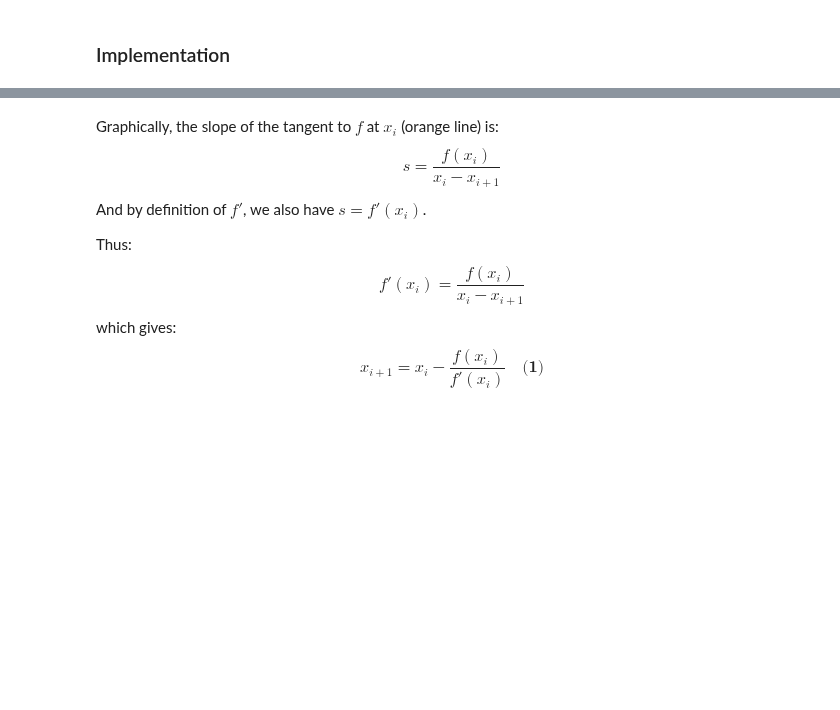
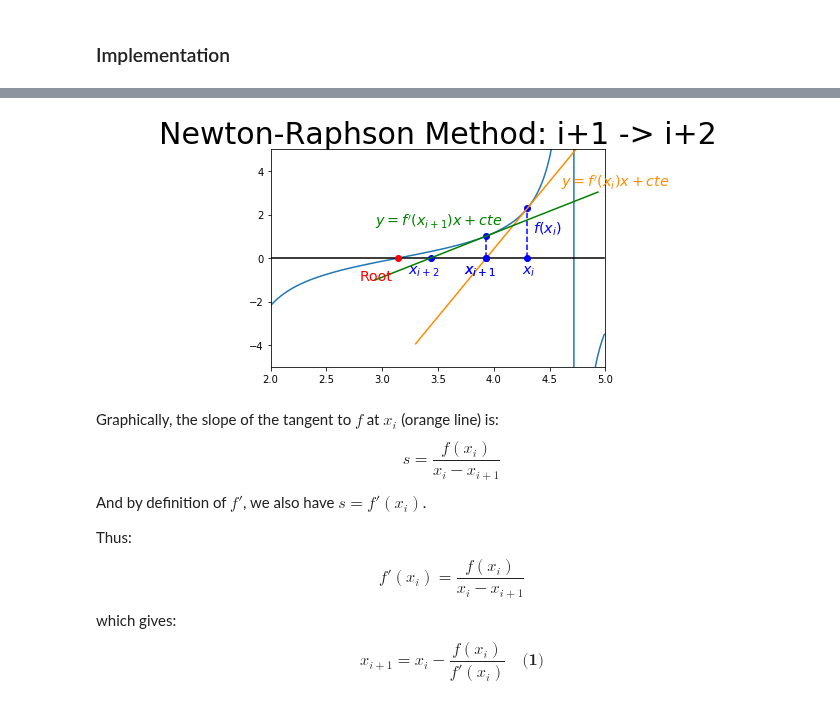
Before and after one commit to tgteacher/numerical-methods, a Jupyter notebook: notebooks/Chapter4.ipynb, the cells around one changed output, grey strips where cells are left out. Drawn from its saved outputs; the diff is of its cells as text; code cells hidden in the pictures; blank space fills up the shorter version.

```diff
--- a/notebooks/Chapter4.ipynb
+++ b/notebooks/Chapter4.ipynb
@@ -320,3 +254,7 @@ graph.show()
+# %%
+plot_newton_raphson_2()
+# %% [output]
+[figure, added]
 # %% [markdown]
 Graphically, the slope of the tangent to $f$ at $x_i$ (orange line) is:
 $$
```
Also changed, not shown: parts of 38 cells of this notebook, 1 other file.
